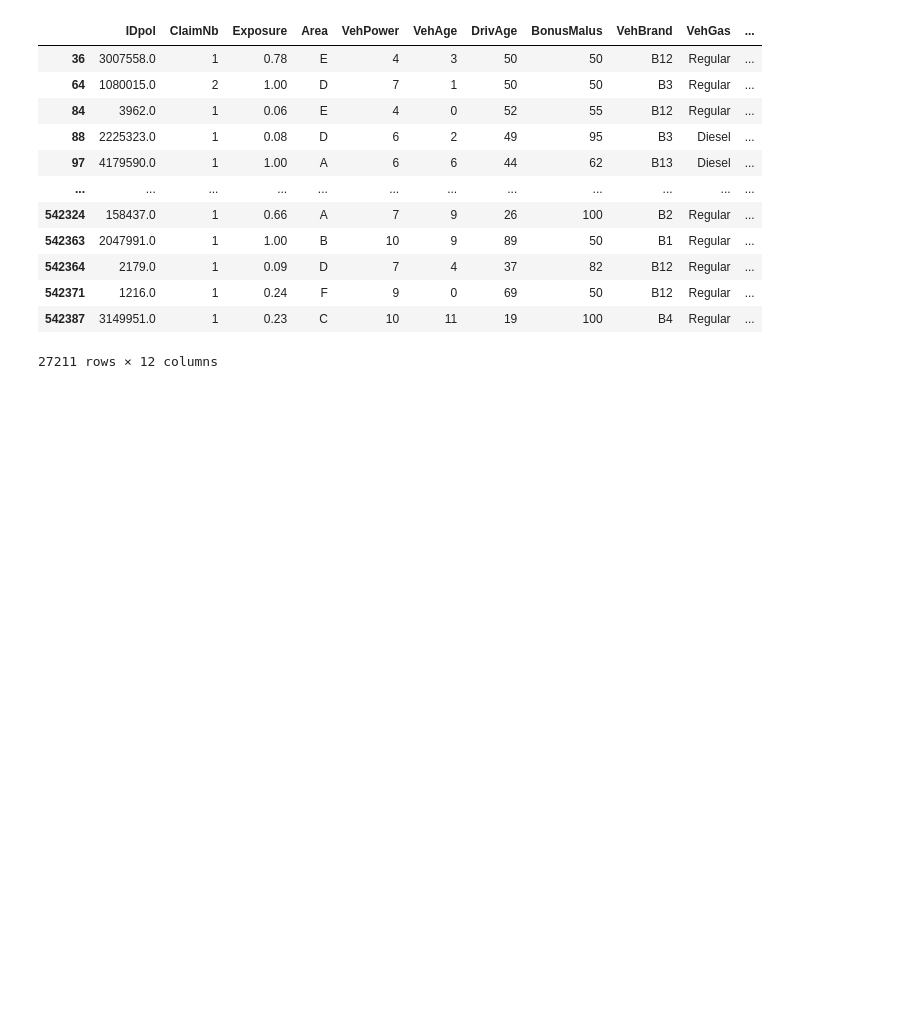
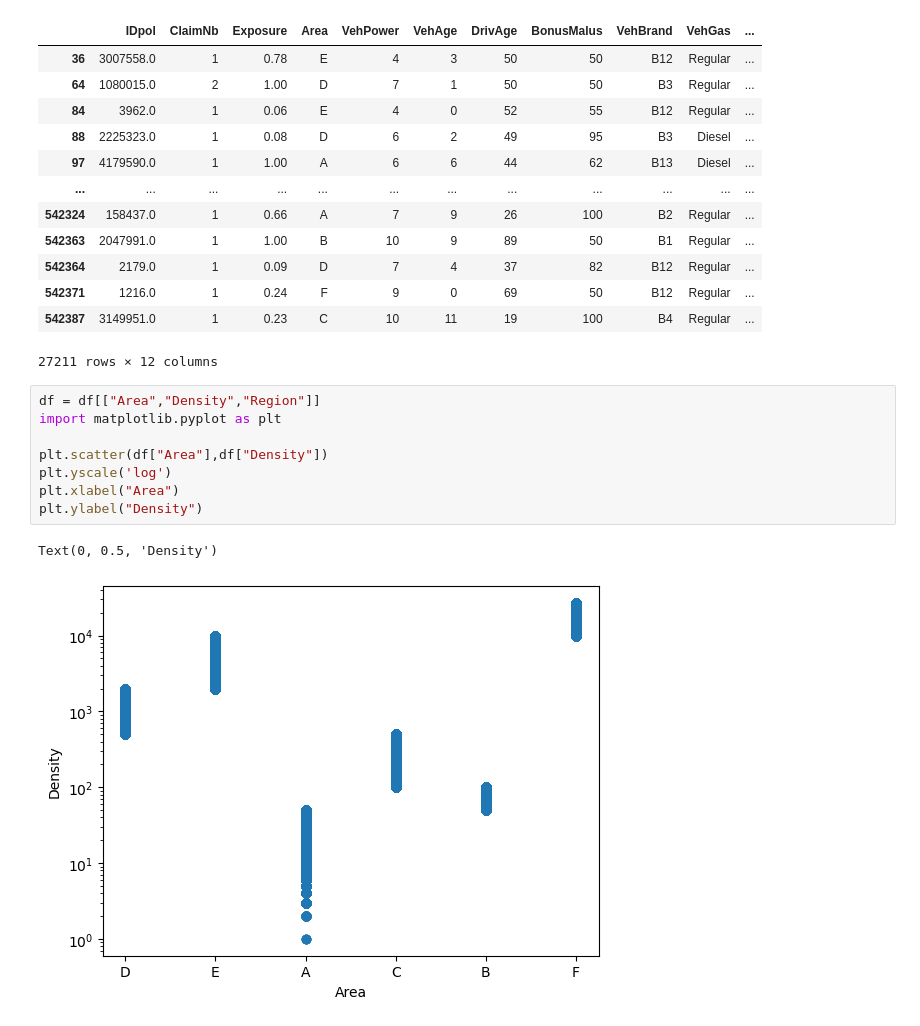
Before and after one commit to BossThePro/MLProject-Group-SR, a Jupyter notebook: test.ipynb, the cells around one changed output. Drawn from its saved outputs; the diff is of its cells as text; blank space fills up the shorter version.

```diff
--- a/test.ipynb
+++ b/test.ipynb
@@ -188,3 +188,14 @@ claimsabove0 = df[df["ClaimNb"] > 0]
 | 542371 | 1216.0 | 1 | 0.24 | F | 9 | 0 | 69 | 50 | B12 | Regular | ... |
 | 542387 | 3149951.0 | 1 | 0.23 | C | 10 | 11 | 19 | 100 | B4 | Regular | ... |
 27211 rows × 12 columns
+# %%
+df = df[["Area","Density","Region"]]
+import matplotlib.pyplot as plt
+
+plt.scatter(df["Area"],df["Density"])
+plt.yscale('log')
+plt.xlabel("Area")
+plt.ylabel("Density")
+# %% [output]
+Text(0, 0.5, 'Density')
+[figure, added]
```
Also changed, not shown: 1 other file.
